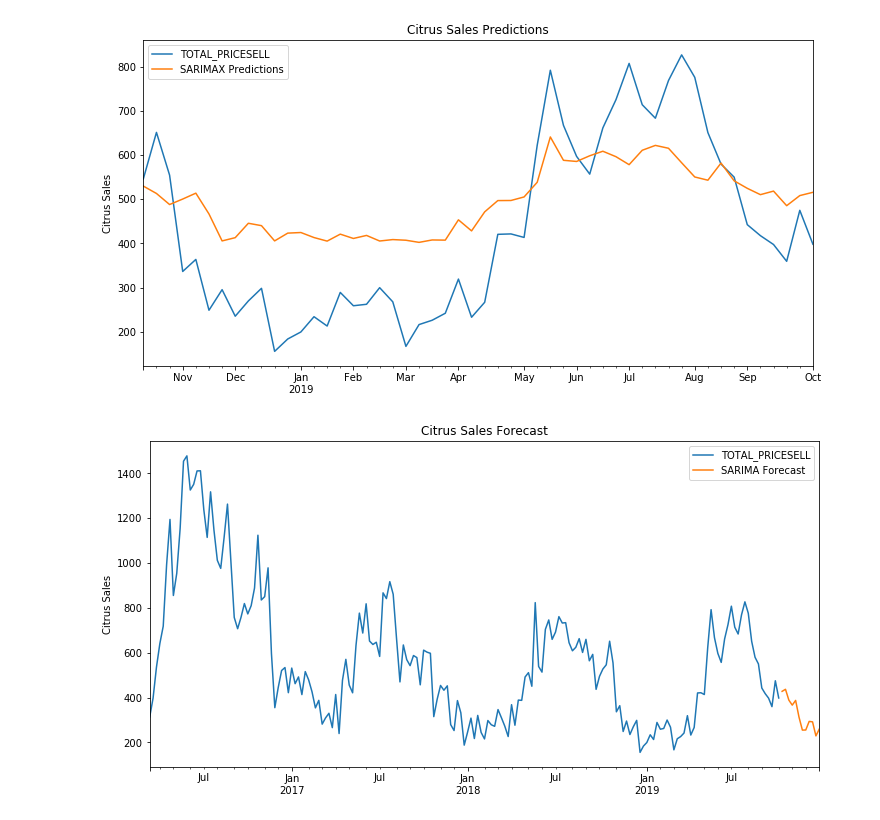
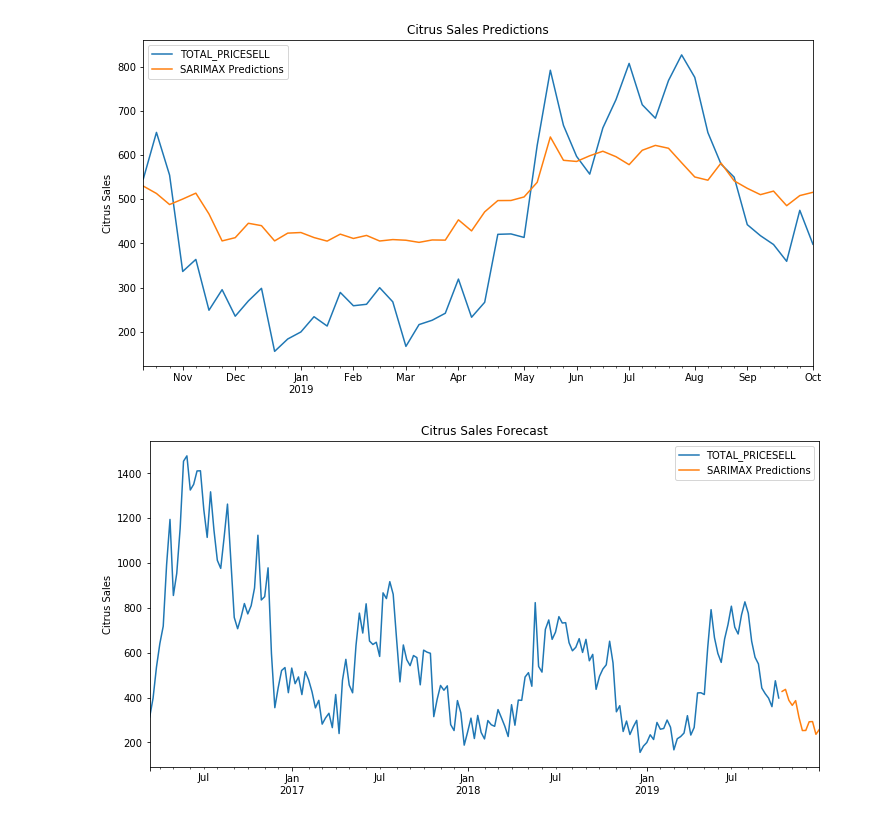
Before and after one commit to aibatchelor22/dubstech-2020, a Jupyter notebook: Retail Sales - Citrus.ipynb, the cells around one changed output. Cells and saved outputs as stored; diff of their text form; code cells hidden in the pictures.

```diff
--- a/Retail Sales - Citrus.ipynb
+++ b/Retail Sales - Citrus.ipynb
@@ -213,11 +213,11 @@ predictions = results.predict(start=start, end=end, exog=exog_forecast).rename('
 # %%
 title='Citrus Sales Forecast'
 ylabel='Citrus Sales'
 xlabel=''
 
 ax = df['TOTAL_PRICESELL'].plot(legend=True,figsize=(12,6),title=title)
-fcast.plot(legend=True)
+predictions.plot(legend=True)
 ax.autoscale(axis='x',tight=True)
 ax.set(xlabel=xlabel, ylabel=ylabel);
 # %% [output]
-[figure, old version]
+[figure, new version]
```
Also changed, not shown: parts of 2 cells of this notebook, 6 other files.
